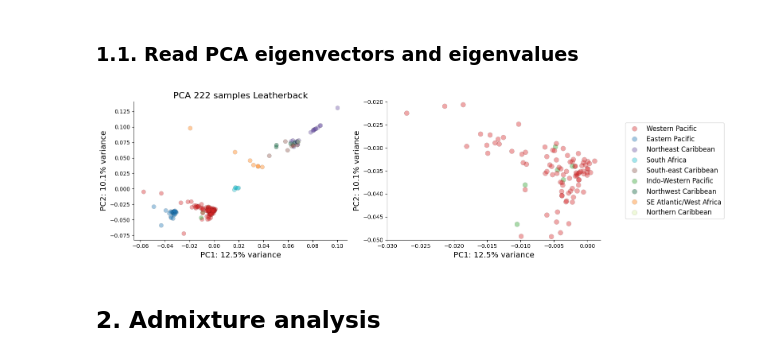
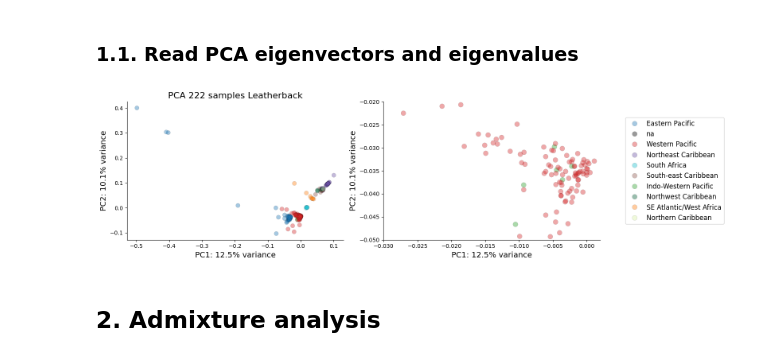
Before and after one commit to osipovarev/Leatherback_popgen, a Jupyter notebook: population_structure_analysis.ipynb, the cells around one changed output. Cells and saved outputs as stored; diff of their text form; code cells hidden in the pictures.

Commit message:
backed up changes from Wed Dec 10 14:14:48 EST 2025 in the project /Users/osipova/Documents/LabDocs/Leatherback_popgen

```diff
--- a/population_structure_analysis.ipynb
+++ b/population_structure_analysis.ipynb
@@ -86,74 +86,77 @@ color_dict = {'MU': mu_palette_dict,
 # %%
 dir_path = '/Users/osipova/Documents/LabDocs/Leatherback_popgen/'
 
 # group = 'batch'
 group = 'MU'
 # group = 'rookery'
 p = color_dict[group]
 
 fig, axes = plt.subplots(1, 2, figsize=(16, 4.5))
 
-for i, derCor in enumerate(['222']):
-    ## Read location info
-    file_name_info = f'dc_{derCor}_samples_info.tsv'
-    INFO = read_samples_info(dir_path, file_name_info)
+derCor = '222'
+# derCor = 'Caribbean'
 
-    ## Read eigenvectors
-    file_name_eigenvec = f'PCA/pca.ld_pruned_0.2.derCor_{derCor}.eigenvec'
-    file_data = glob(dir_path + file_name_eigenvec)[0]
-    df = pd.read_csv(file_data, sep=' ', header=None)
+## Read location info
+file_name_info = f'dc_222_samples_info.tsv'
+INFO = read_samples_info(dir_path, file_name_info)
 
-    ## Assign column names
-    df = df.iloc[:, 1:]
-    num_pcs = df.shape[1]
-    column_names = ['sample'] + [f'PC{i}' for i in range(1, num_pcs)]
-    df.columns = column_names
+## Read eigenvectors
+file_name_eigenvec = f'PCA/pca.ld_pruned_0.2.derCor_{derCor}.eigenvec'
+file_data = glob(dir_path + file_name_eigenvec)[0]
+df = pd.read_csv(file_data, sep=' ', header=None)
 
-    ## Assign location to each sample
-    df_all = pd.merge(df, INFO, on='sample')
+## Assign column names
+df = df.iloc[:, 1:]
+num_pcs = df.shape[1]
+column_names = ['sample'] + [f'PC{i}' for i in range(1, num_pcs)]
+df.columns = column_names
 
-    ## Exclude samples that are not for genetic load analysis
-    df_all['exclude'] = df_all['exclude'].fillna('include')
-    dfi = df_all[df_all['exclude'] == 'include']
+## Assign location to each sample
+df_all = pd.merge(df, INFO, on='sample')
 
-    ## Read eigenvalues
-    file_name_eigenval = f'PCA/pca.ld_pruned_0.2.derCor_{derCor}.eigenval'
-    eigenval = [float(l.strip()) for l in open(dir_path + file_name_eigenval, 'r')]
-    variance = [l / sum(eigenval) * 100 for l in eigenval]
+## Exclude samples that are not for genetic load analysis
+df_all['exclude'] = df_all['exclude'].fillna('include')
+#     dfi = df_all[df_all['exclude'] == 'include']
+dfi = df_all
 
-    for k in range(2):
+## Read eigenvalues
+file_name_eigenval = f'PCA/pca.ld_pruned_0.2.derCor_{derCor}.eigenval'
+eigenval = [float(l.strip()) for l in open(dir_path + file_name_eigenval, 'r')]
+variance = [l / sum(eigenval) * 100 for l in eigenval]
 
-        ## Plot PCx vs PCy
-        j = 0
-        ax = axes[k]
-        if k == 0:
-            s = 60
-        elif k == 1:
-            s = 80
+for k in range(2):
 
-        sns.scatterplot(ax=ax, data=dfi, x=f'PC{2*j+1}', y=f'PC{2*j+2}', hue=group,
-                        s=s, edgecolor='k', linewidth=0.2, alpha=0.4, palette=p)
+    ## Plot PCx vs PCy
+    j = 0
+    ax = axes[k]
+    if k == 0:
+        s = 60
+    elif k == 1:
+        s = 80
 
-        ax.set_xlabel(f'PC{2*j+1}: {variance[2*j]:.1f}% variance', fontsize=14)
-        ax.set_ylabel(f'PC{2*j+2}: {variance[2*j+1]:.1f}% variance', fontsize=14)
+    sns.scatterplot(ax=ax, data=dfi, x=f'PC{2*j+1}', y=f'PC{2*j+2}', hue=group,
+                    s=s, edgecolor='k', linewidth=0.2, alpha=0.4, palette=p)
 
-        if k == 1:
-            ## Plot zoom-in
-            ax.set_xlim(-0.03, 0.002)
-            ax.set_ylim(-0.05, -0.02)
-            ax.legend(loc="center left", bbox_to_anchor=(1.1, 0.5), fontsize=12)
-        else:
-            ax.set_title(f"PCA {derCor} samples Leatherback", fontsize=16)
-            ax.get_legend().remove()
+    ax.set_xlabel(f'PC{2*j+1}: {variance[2*j]:.1f}% variance', fontsize=14)
+    ax.set_ylabel(f'PC{2*j+2}: {variance[2*j+1]:.1f}% variance', fontsize=14)
+
+    if k == 1:
+        ## Plot zoom-in
+        ax.set_xlim(-0.03, 0.002)
+        ax.set_ylim(-0.05, -0.02)
+        ax.legend(loc="center left", bbox_to_anchor=(1.1, 0.5), fontsize=12)
+    else:
+        ax.set_title(f"PCA {derCor} samples Leatherback", fontsize=16)
+        ax.get_legend().remove()
 
 sns.despine(fig=None, ax=None, left=False, bottom=False, offset=None, trim=False)
 fig.tight_layout()
 
-pdf_name = f'PCA_222_included_only.{group}.pdf'
+pdf_name = f'PCA_{derCor}_included_only.{group}.pdf'
 # fig.savefig(pdf_name, bbox_inches='tight')
 plt.show()
 # %% [output]
-[figure, old version]
+[figure, new version]
 # %% [markdown]
 ## 2. Admixture analysis
 # %%
```
Also changed, not shown: 2 other files.
